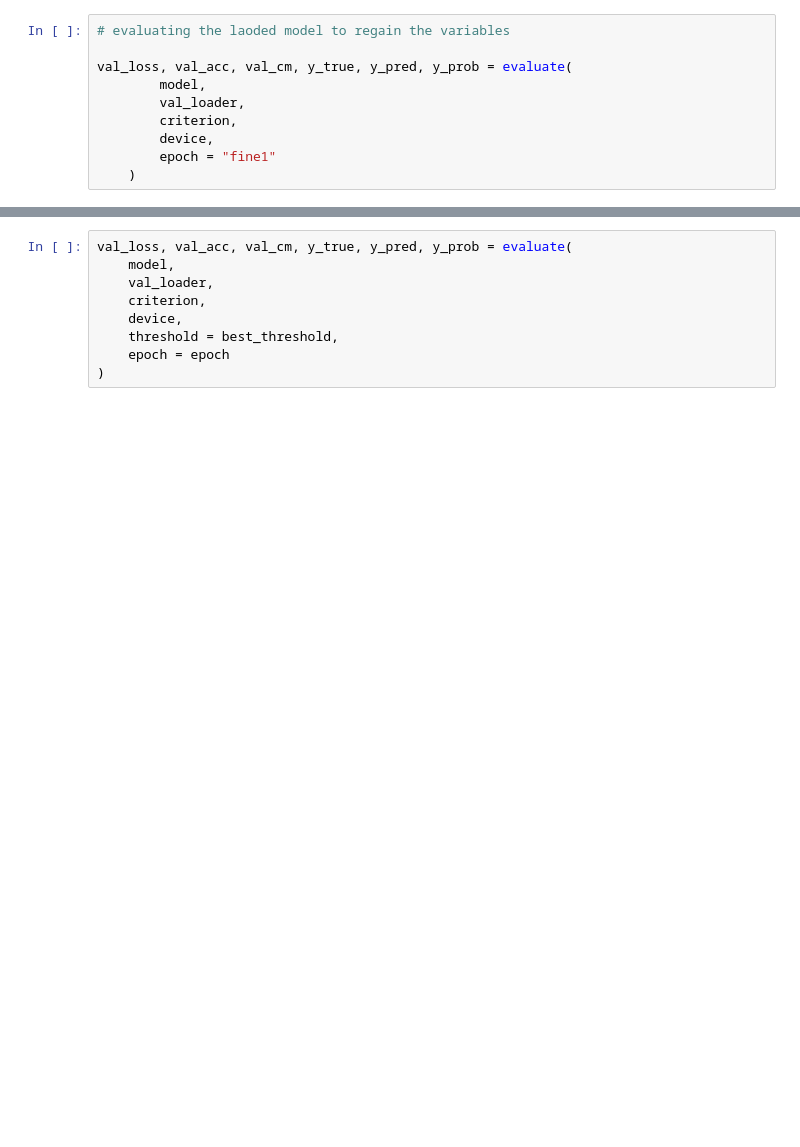
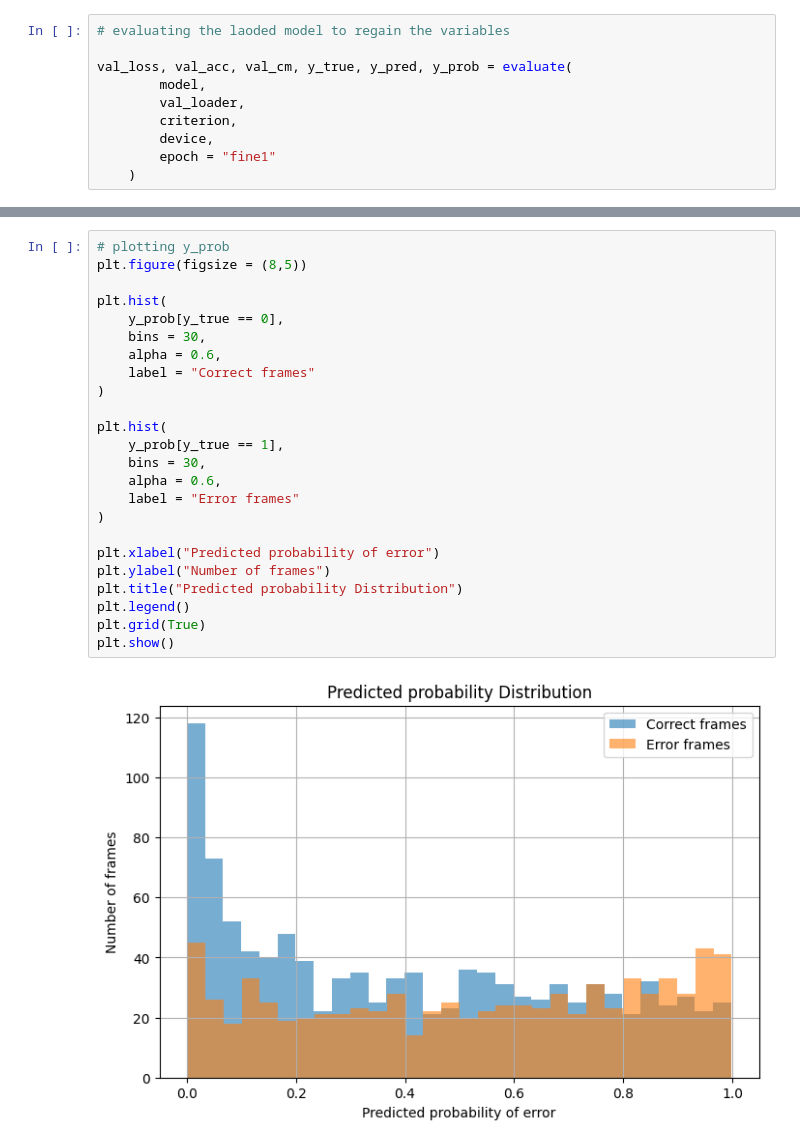
Before and after one commit to ritvik-123/298-Major-Project, a Jupyter notebook: Binary_Split.ipynb, the cells around one changed output, grey strips where cells are left out. Drawn from its saved outputs; the diff is of its cells as text; blank space fills up the shorter version.

```diff
--- a/Binary_Split.ipynb
+++ b/Binary_Split.ipynb
@@ -884,9 +1005,26 @@ Recall: 0.08118081180811808
-# %%
-val_loss, val_acc, val_cm, y_true, y_pred, y_prob = evaluate(
-    model,
-    val_loader,
-    criterion,
-    device,
-    threshold = best_threshold,
-    epoch = epoch
-)
+# %%
+# plotting y_prob
+plt.figure(figsize = (8,5))
+
+plt.hist(
+    y_prob[y_true == 0],
+    bins = 30,
+    alpha = 0.6,
+    label = "Correct frames"
+)
+
+plt.hist(
+    y_prob[y_true == 1],
+    bins = 30,
+    alpha = 0.6,
+    label = "Error frames"
+)
+
+plt.xlabel("Predicted probability of error")
+plt.ylabel("Number of frames")
+plt.title("Predicted probability Distribution")
+plt.legend()
+plt.grid(True)
+plt.show()
+# %% [output]
+[figure, added]
```
Also changed, not shown: parts of 21 cells of this notebook.
